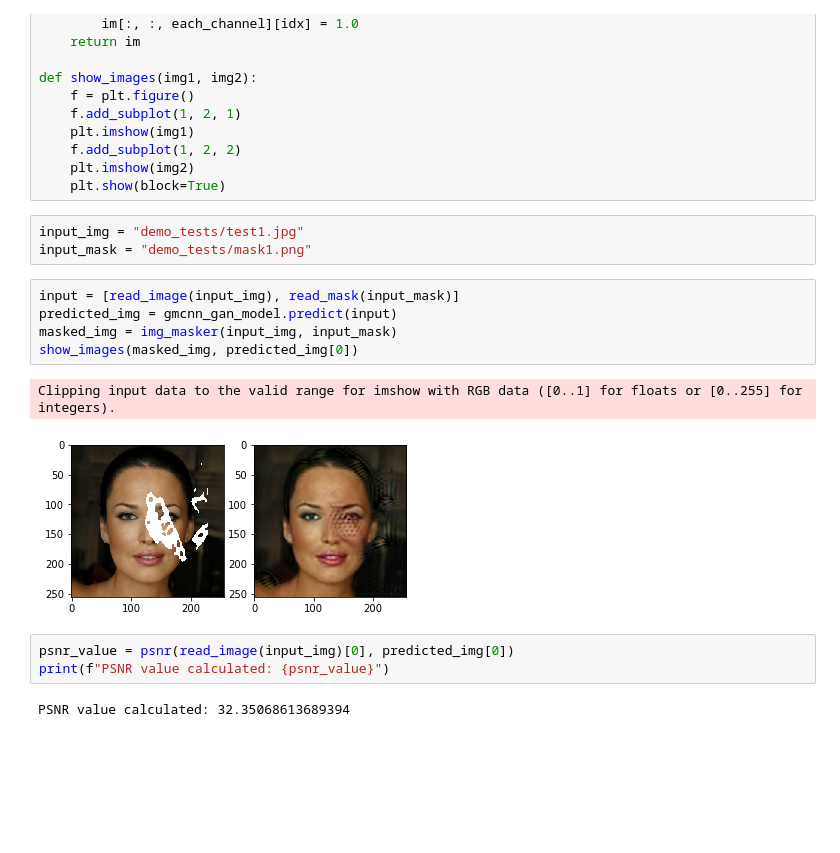
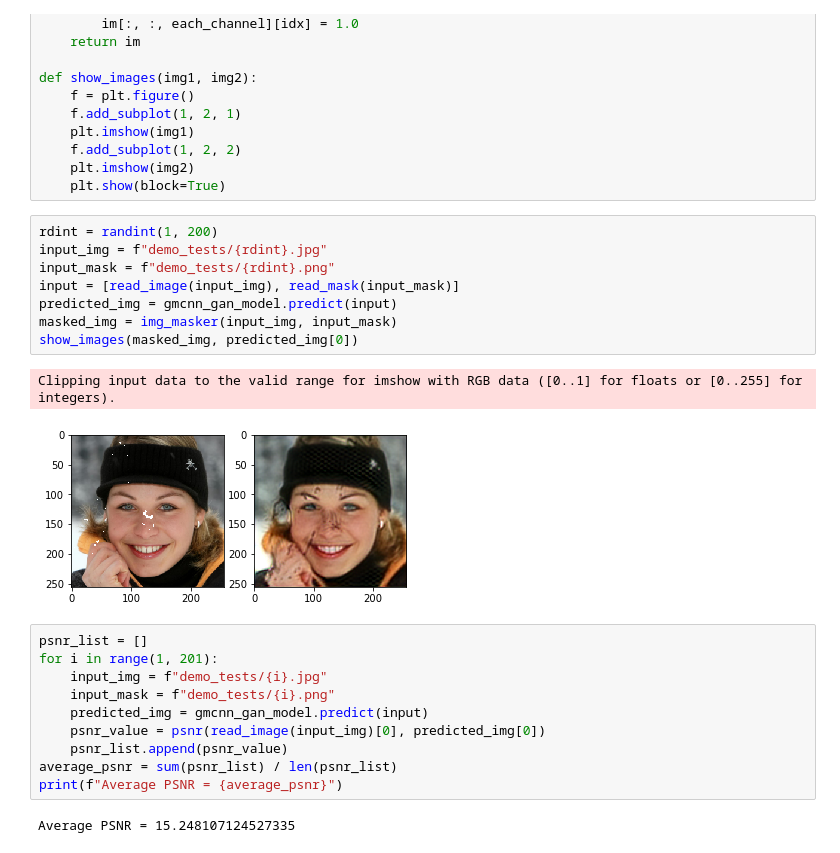
Before and after one commit to krishnachaitanya9/inpainting-gmcnn-keras, a Jupyter notebook: Image-Inpainting-Demo.ipynb, the cells around one changed output. Drawn from its saved outputs; the diff is of its cells as text; blank space fills up the shorter version.

Commit message:
Updated Average PSNR

```diff
--- a/Image-Inpainting-Demo.ipynb
+++ b/Image-Inpainting-Demo.ipynb
@@ -104,19 +105,26 @@ def show_images(img1, img2):
     f.add_subplot(1, 2, 2)
     plt.imshow(img2)
     plt.show(block=True)
-# %%
-input_img = "demo_tests/test1.jpg"
-input_mask = "demo_tests/mask1.png"
 # %%
+rdint = randint(1, 200)
+input_img = f"demo_tests/{rdint}.jpg"
+input_mask = f"demo_tests/{rdint}.png"
 input = [read_image(input_img), read_mask(input_mask)]
 predicted_img = gmcnn_gan_model.predict(input)
 masked_img = img_masker(input_img, input_mask)
 show_images(masked_img, predicted_img[0])
 # %% [output]
 Clipping input data to the valid range for imshow with RGB data ([0..1] for floats or [0..255] for integers).
-[figure, old version]
+[figure, new version]
-# %%
-psnr_value = psnr(read_image(input_img)[0], predicted_img[0])
-print(f"PSNR value calculated: {psnr_value}")
-# %% [output]
-PSNR value calculated: 32.35068613689394
+# %%
+psnr_list = []
+for i in range(1, 201):
+    input_img = f"demo_tests/{i}.jpg"
+    input_mask = f"demo_tests/{i}.png"
+    predicted_img = gmcnn_gan_model.predict(input)
+    psnr_value = psnr(read_image(input_img)[0], predicted_img[0])
+    psnr_list.append(psnr_value)
+average_psnr = sum(psnr_list) / len(psnr_list)
+print(f"Average PSNR = {average_psnr}")
+# %% [output]
+Average PSNR = 15.248107124527335
```
Also changed, not shown: parts of 1 cell of this notebook, 2 other files.
